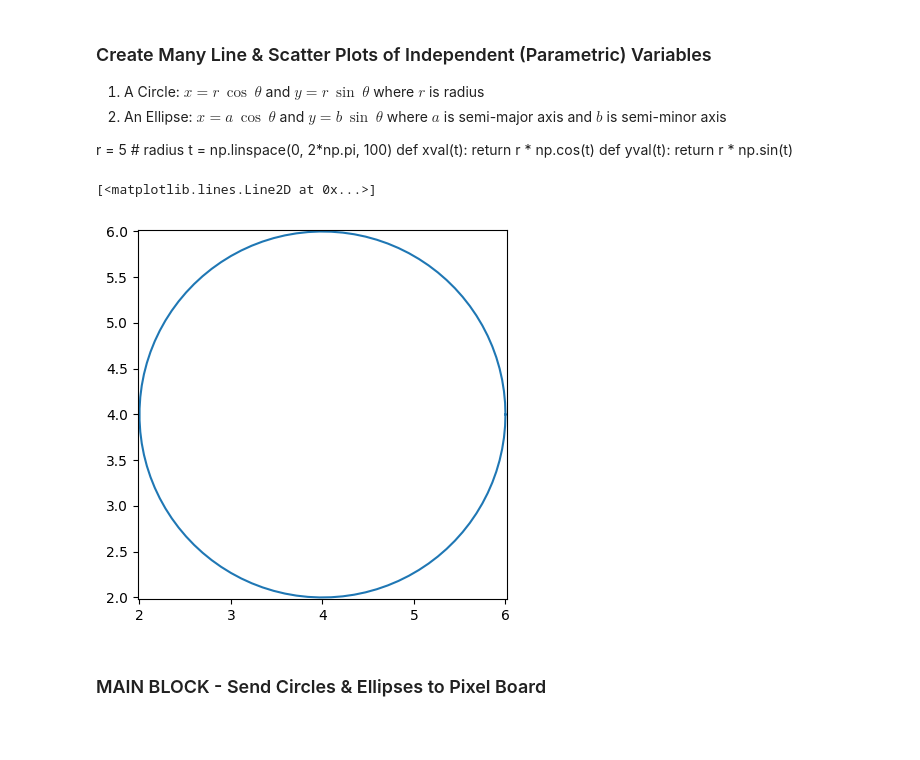
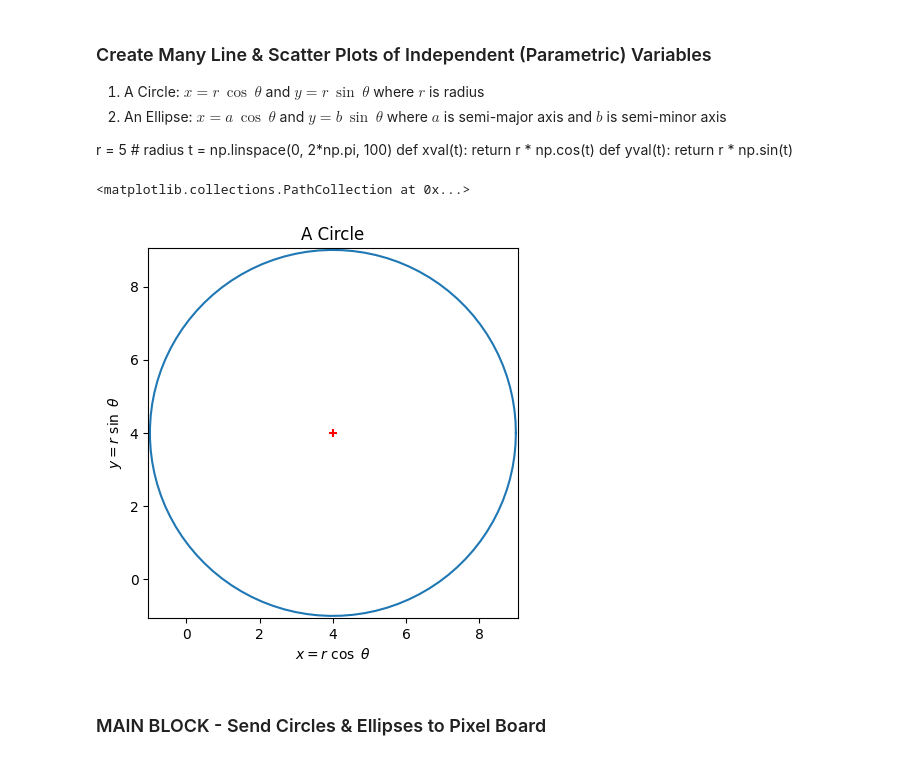
Before and after one commit to thebushschool/fcsr, a Jupyter notebook: projects/rpi_led_string/display_scatter_plot_to_pixelboard_advanced.ipynb, the cells around one changed output. Cells and saved outputs as stored; diff of their text form; code cells hidden in the pictures; blank space fills up the shorter version.

```diff
--- a/projects/rpi_led_string/display_scatter_plot_to_pixelboard_advanced.ipynb
+++ b/projects/rpi_led_string/display_scatter_plot_to_pixelboard_advanced.ipynb
@@ -334,27 +334,27 @@ def xval(t):
 def yval(t):
     return r * np.sin(t)
 # %%
-a = 2 # semi-major axis
-b = 2 # semi-minor axis
+a = 5 # semi-major axis
+b = 5 # semi-minor axis
 c = (a**2-b**2)**0.5 # semi-focal distance
 e = c/a # eccentricity
 t = np.linspace(0, 2*np.pi, 100)
 def xval(t):
     return a * np.cos(t) + 4
 def yval(t):
     return b * np.sin(t) + 4
 xv1 = xval(t)
 yv1 = yval(t)
 plt.margins(0.005, tight=True)
 plt.gca().set_aspect('equal')
 plt.plot(xv1,yv1)
-#plt.title("A Circle")
-#plt.xlabel("$x = r \ \cos \ \\theta$")
-#plt.ylabel("$y = r \ \sin \ \\theta$")
-#plt.scatter(0+4,0+4,marker='+',color='red')
+plt.title("A Circle")
+plt.xlabel("$x = r \ \cos \ \\theta$")
+plt.ylabel("$y = r \ \sin \ \\theta$")
+plt.scatter(0+4,0+4,marker='+',color='red')
 # %% [output]
-[<matplotlib.lines.Line2D at 0x...>]
+<matplotlib.collections.PathCollection at 0x...>
-[figure, old version]
+[figure, new version]
 # %% [markdown]
 ### MAIN BLOCK - Send Circles & Ellipses to Pixel Board
 # %%
```
Also changed, not shown: parts of 1 cell of this notebook.
